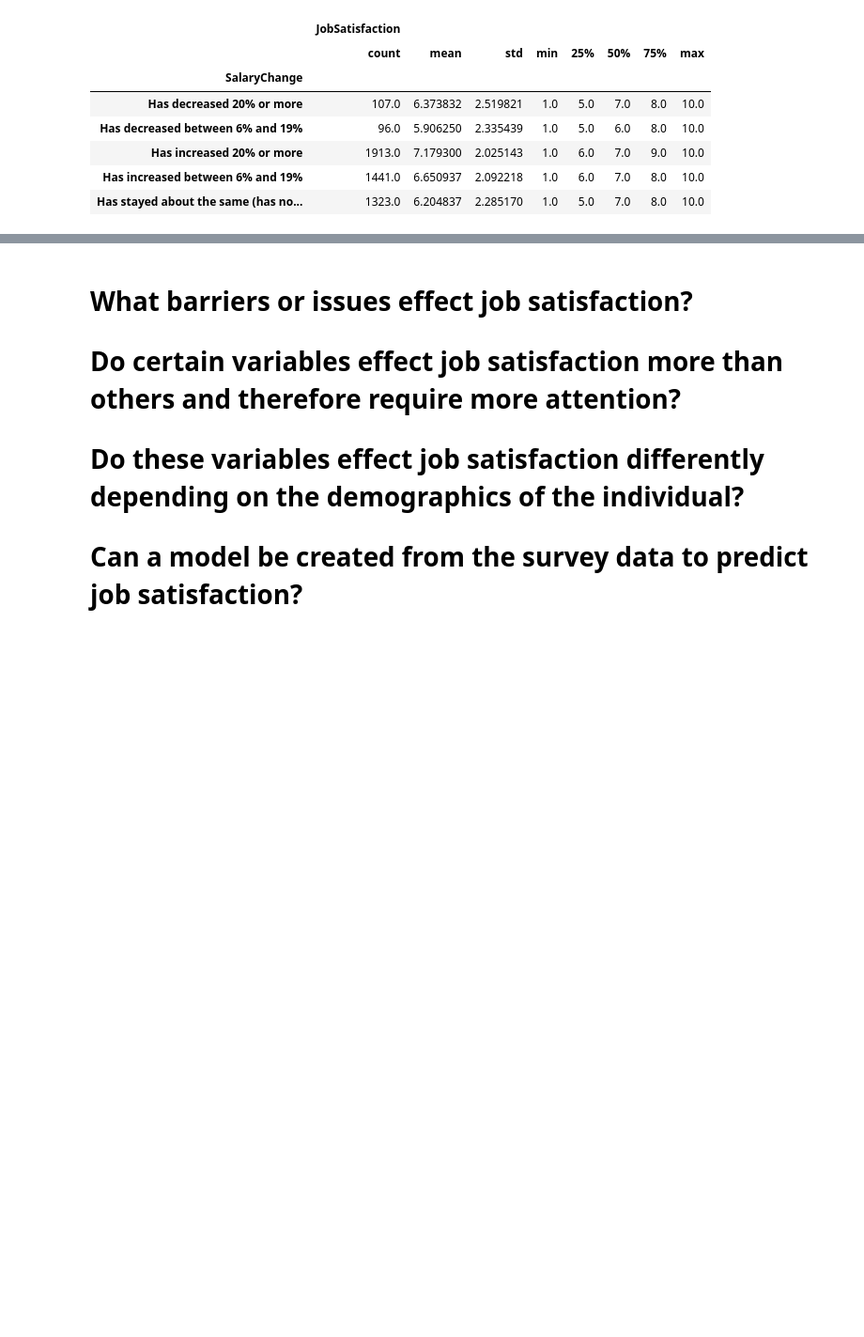
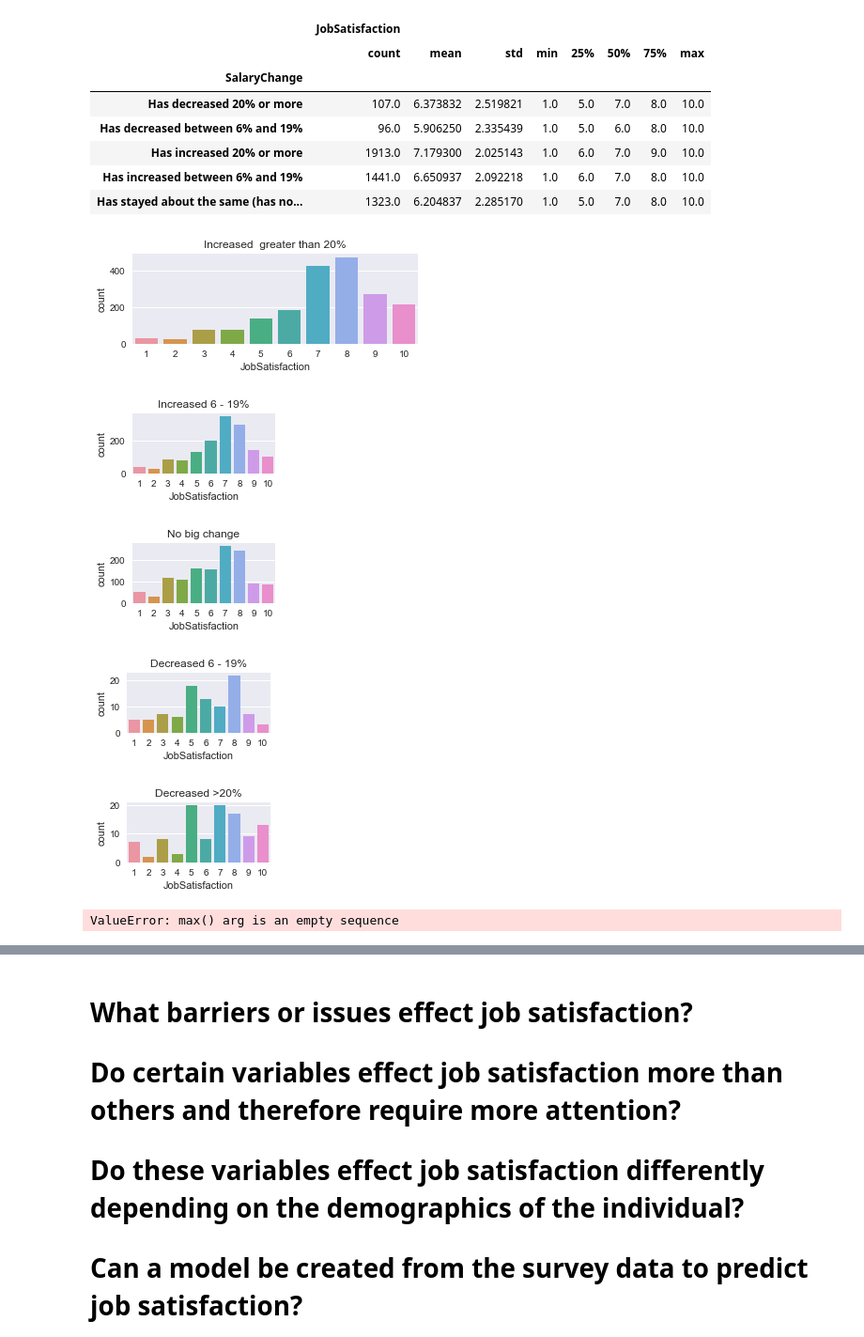
Before and after one commit to Jorrd/ds-fundamentals-a2, a Jupyter notebook: Untitled.ipynb, the cells around one changed output, grey strips where cells are left out. Shown at 94% size. Saved outputs shown, nothing was run; the diff lists cells and outputs as text; code cells hidden in the pictures; blank space fills up the shorter version.

```diff
--- a/Untitled.ipynb
+++ b/Untitled.ipynb
@@ -720,6 +720,38 @@ salary_change.groupby('SalaryChange').describe()
 | Has increased 20% or more | 1913.0 | 7.179300 | 2.025143 | 1.0 | 6.0 | 7.0 | 9.0 | 10.0 |
 | Has increased between 6% and 19% | 1441.0 | 6.650937 | 2.092218 | 1.0 | 6.0 | 7.0 | 8.0 | 10.0 |
 | Has stayed about the same (has no... | 1323.0 | 6.204837 | 2.285170 | 1.0 | 5.0 | 7.0 | 8.0 | 10.0 |
+# %%
+plt.figure(figsize=(12,6))
+
+plt.subplot(3,2,1)
+sns.countplot(x="JobSatisfaction", data=salary_change[salary_change["SalaryChange"] == "Has increased 20% or more"]).set_title("Increased  greater than 20%")
+plt.show()
+
+plt.subplot(3,2,2)
+sns.countplot(x="JobSatisfaction", data=salary_change[salary_change["SalaryChange"] == "Has increased between 6% and 19%"]).set_title("Increased 6 - 19%")
+plt.show()
+
+plt.subplot(3,2,3)
+sns.countplot(x="JobSatisfaction", data=salary_change[salary_change["SalaryChange"] == "Has stayed about the same (has not increased or decreased more than 5%)"]).set_title("No big change")
+plt.show()
+
+plt.subplot(3,2,4)
+sns.countplot(x="JobSatisfaction", data=salary_change[salary_change["SalaryChange"] == "Has decreased between 6% and 19%"]).set_title("Decreased 6 - 19%")
+plt.show()
+
+plt.subplot(3,2,5)
+sns.countplot(x="JobSatisfaction", data=salary_change[salary_change["SalaryChange"] == "Has decreased 20% or more"]).set_title("Decreased >20%")
+plt.show()
+
+plt.tight_layout()
+plt.show()
+# %% [output]
+[figure, added]
+[figure, added]
+[figure, added]
+[figure, added]
+[figure, added]
+ValueError: max() arg is an empty sequence
 # %%
 salary_change = salary_change.replace(['Has increased 20% or more', 'Has increased between 6% and 19%', 'Has stayed about the same (has not increased or decreased more than 5%)', 'Has decreased between 6% and 19%', 'Has decreased 20% or more'], [5, 4, 3, 2, 1]).astype(int)
 # %%
```
Also changed, not shown: parts of 41 cells of this notebook.
